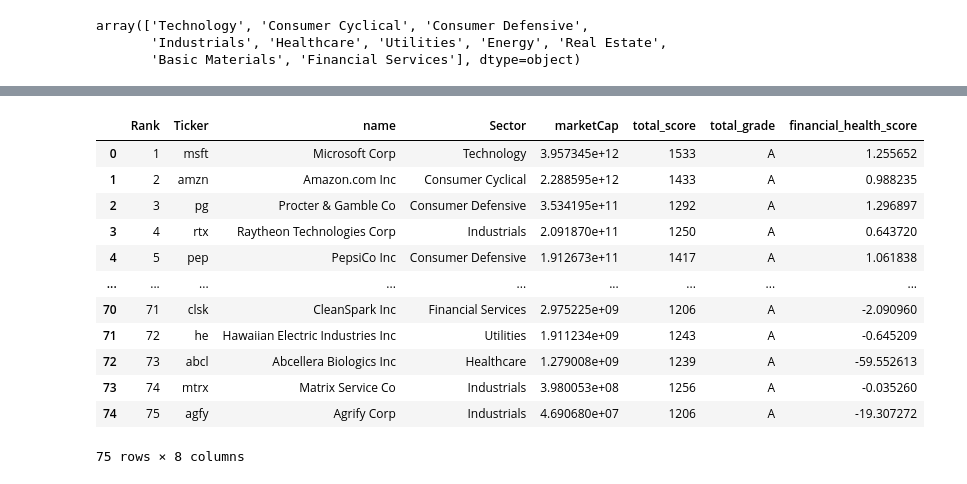
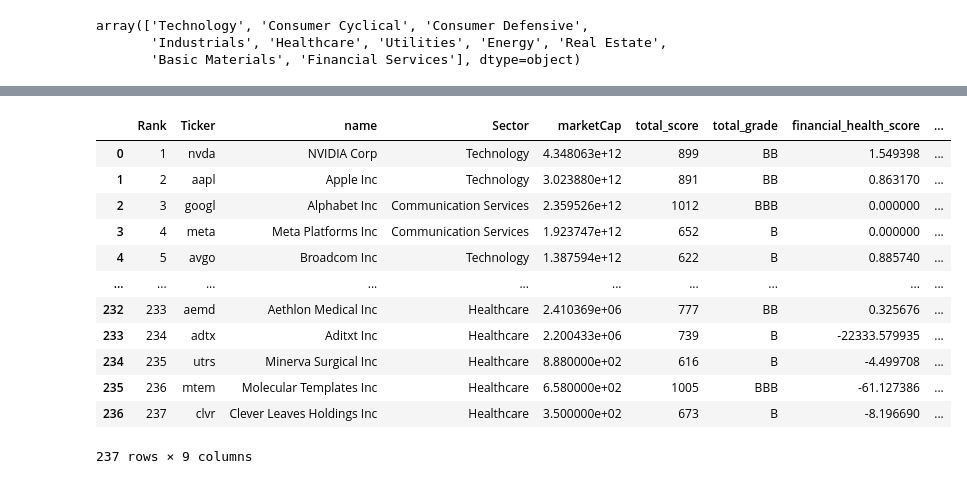
Before and after one commit to AdiOs46/ESG_Bond_Eval, a Jupyter notebook: new_project_ao.ipynb, the cells around one changed output, grey strips where cells are left out. Cells and saved outputs as stored; diff of their text form; code cells hidden in the pictures.

```diff
--- a/new_project_ao.ipynb
+++ b/new_project_ao.ipynb
@@ -240,4 +261,6 @@ def calculate_scores(row):
     })
 # %%
 df_sorted_by_mc = df_sorted_by_mc.join(df_sorted_by_mc.apply(calculate_scores, axis=1))
+# %%
+bottom_sorted_by_mc = bottom_sorted_by_mc.join(bottom_sorted_by_mc.apply(calculate_scores, axis=1))
 # %%
@@ -274,16 +294,17 @@ final_esg_mc_df.to_csv("ranked_by_marketcap_with_esg.csv", index=False)
+# %%
+# Merge ESG data (on Ticker)
+final_bottom_esg_mc_df = bottom_sorted_by_mc[["Ticker", "Sector", "marketCap", "financial_health_score"]].merge(df[['ticker','name','total_score','total_grade']], left_on="Ticker", right_on="ticker",
+                                                                                                     how="left")
+
+# Assign Rank based on marketCap (already sorted)
+final_bottom_esg_mc_df = final_bottom_esg_mc_df.reset_index(drop=True)
+final_bottom_esg_mc_df["Rank"] = final_bottom_esg_mc_df.index + 1
+
+# Reorder columns for PowerBI
+cols = ["Rank", "Ticker", "name", "Sector", "marketCap", "total_score", "total_grade", "financial_health_score"]
+final_bottom_esg_mc_df = final_bottom_esg_mc_df[cols]
 # %%
-final_esg_mc_df
+# Cap the financial health score between -2 and 2
+final_esg_mc_df["financial_health_score_clipped"] = final_esg_mc_df["financial_health_score"].clip(lower=-2, upper=2)
-# %% [output]
-|  | Rank | Ticker | name | Sector | marketCap | total_score | total_grade | financial_health_score |
-| 0 | 1 | msft | Microsoft Corp | Technology | 3.957345e+12 | 1533 | A | 1.255652 |
-| 1 | 2 | amzn | Amazon.com Inc | Consumer Cyclical | 2.288595e+12 | 1433 | A | 0.988235 |
-| 2 | 3 | pg | Procter & Gamble Co | Consumer Defensive | 3.534195e+11 | 1292 | A | 1.296897 |
-| 3 | 4 | rtx | Raytheon Technologies Corp | Industrials | 2.091870e+11 | 1250 | A | 0.643720 |
-| 4 | 5 | pep | PepsiCo Inc | Consumer Defensive | 1.912673e+11 | 1417 | A | 1.061838 |
-| ... | ... | ... | ... | ... | ... | ... | ... | ... |
-| 70 | 71 | clsk | CleanSpark Inc | Financial Services | 2.975225e+09 | 1206 | A | -2.090960 |
-| 71 | 72 | he | Hawaiian Electric Industries Inc | Utilities | 1.911234e+09 | 1243 | A | -0.645209 |
-| 72 | 73 | abcl | Abcellera Biologics Inc | Healthcare | 1.279008e+09 | 1239 | A | -59.552613 |
-| 73 | 74 | mtrx | Matrix Service Co | Industrials | 3.980053e+08 | 1256 | A | -0.035260 |
-| 74 | 75 | agfy | Agrify Corp | Industrials | 4.690680e+07 | 1206 | A | -19.307272 |
-75 rows × 8 columns
+# %%
+final_bottom_esg_mc_df["financial_health_score_clipped"] = final_bottom_esg_mc_df["financial_health_score"].clip(lower=-2, upper=2)
@@ -289,0 +316,16 @@ final_esg_mc_df
+# %%
+final_bottom_esg_mc_df
+# %% [output]
+|  | Rank | Ticker | name | Sector | marketCap | total_score | total_grade | financial_health_score | ... |
+| 0 | 1 | nvda | NVIDIA Corp | Technology | 4.348063e+12 | 899 | BB | 1.549398 | ... |
+| 1 | 2 | aapl | Apple Inc | Technology | 3.023880e+12 | 891 | BB | 0.863170 | ... |
+| 2 | 3 | googl | Alphabet Inc | Communication Services | 2.359526e+12 | 1012 | BBB | 0.000000 | ... |
+| 3 | 4 | meta | Meta Platforms Inc | Communication Services | 1.923747e+12 | 652 | B | 0.000000 | ... |
+| 4 | 5 | avgo | Broadcom Inc | Technology | 1.387594e+12 | 622 | B | 0.885740 | ... |
+| ... | ... | ... | ... | ... | ... | ... | ... | ... | ... |
+| 232 | 233 | aemd | Aethlon Medical Inc | Healthcare | 2.410369e+06 | 777 | BB | 0.325676 | ... |
+| 233 | 234 | adtx | Aditxt Inc | Healthcare | 2.200433e+06 | 739 | B | -22333.579935 | ... |
+| 234 | 235 | utrs | Minerva Surgical Inc | Healthcare | 8.880000e+02 | 616 | B | -4.499708 | ... |
+| 235 | 236 | mtem | Molecular Templates Inc | Healthcare | 6.580000e+02 | 1005 | BBB | -61.127386 | ... |
+| 236 | 237 | clvr | Clever Leaves Holdings Inc | Healthcare | 3.500000e+02 | 673 | B | -8.196690 | ... |
+237 rows × 9 columns
```
Also changed, not shown: parts of 9 cells of this notebook.
